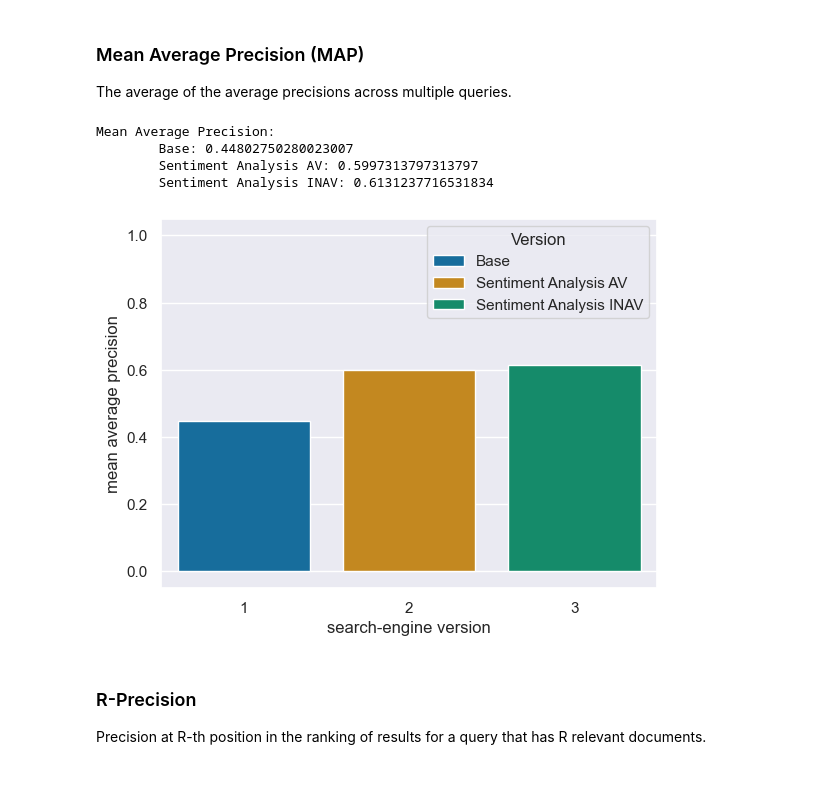
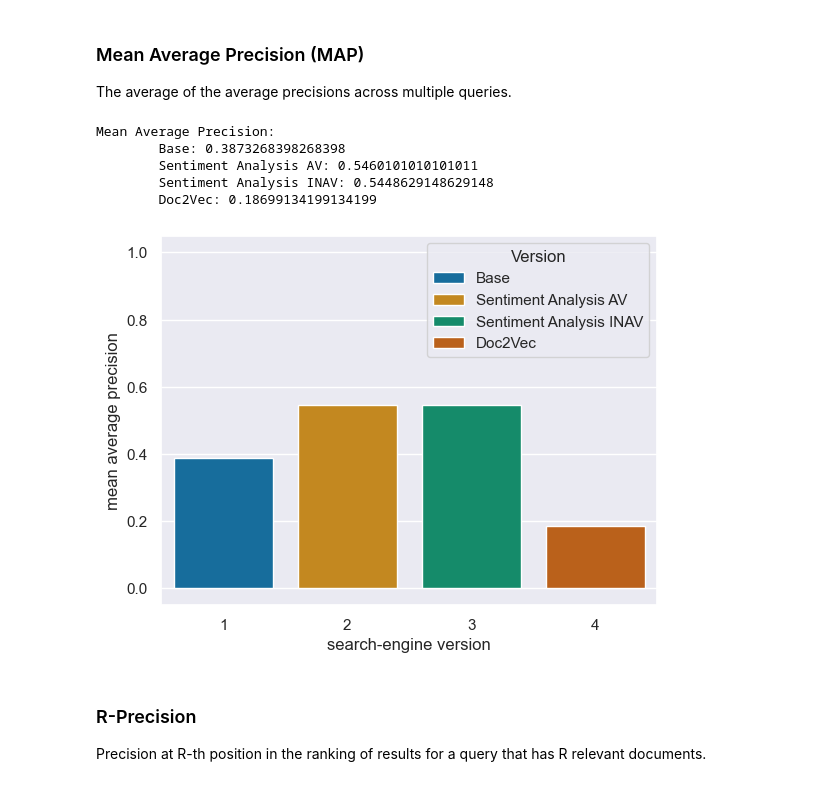
Before and after one commit to RaffaeleTranfaglia/Steam-Search-Engine, a Jupyter notebook: Benchmarks.ipynb, the cells around one changed output. Cells and saved outputs as stored; diff of their text form; code cells hidden in the pictures.

```diff
--- a/Benchmarks.ipynb
+++ b/Benchmarks.ipynb
@@ -54,18 +54,22 @@ To open the indexes and create the GameSearcher objects for each version:
 # %%
 from whoosh.index import open_dir
 from MainImplementation.GameSearcher import GameSearcher
+from TextUtilities.d2v import D2V
 import seaborn as sns
 import pandas as pd
 
 indexdirBase = "indexdir/base"
 indexdirSentiment = "indexdir/sentiment"
-if (not os.path.exists(indexdirBase) and not os.path.exists(indexdirSentiment)):
+indexdirD2V = "indexdir/d2v"
+if (not os.path.exists(indexdirBase) and not os.path.exists(indexdirSentiment) and not os.path.exists(indexdirD2V)):
         raise Exception("Index not found")
 # create the 2 index objects corresponding to the main index and the sentiment index
 main_idxb, reviews_idxb = open_dir(indexdirBase + "/main_index"), open_dir(indexdirBase + "/reviews_index")
 main_idxs, reviews_idxs = open_dir(indexdirSentiment + "/main_index"), open_dir(indexdirSentiment + "/reviews_index")
+d2v_models, d2v_i_to_fp = D2V.load_model("Dataset", indexdirD2V, 1)
 
 # there is one GameSearcher object for every version of the engine
-SearcherBaseVersion = GameSearcher(main_idxb, reviews_idxb)
-SearcherSentimentAV = GameSearcher(main_idxs, reviews_idxs, True, "av")
-SearcherSentimentINAV = GameSearcher(main_idxs, reviews_idxs, True, "inav")
+SearcherBaseVersion = GameSearcher(main_idxb, reviews_idxb, False, "false", False, None, None, "Dataset")
+SearcherSentimentAV = GameSearcher(main_idxs, reviews_idxs, True, "av", False, None, None, "Dataset")
+SearcherSentimentINAV = GameSearcher(main_idxs, reviews_idxs, True, "ianv", False, None, None, "Dataset")
+SearcherD2V = GameSearcher(None, None, False, "false", True, d2v_models, d2v_i_to_fp, "Dataset")
@@ -140,33 +141,40 @@ Evaluates overall system performance on a query corpus.
 answersB = []
 answersAV = []
 answersINAV = []
+answersD2V = []
 for q in range(len(b.queries)):
     answersB.append(SearcherBaseVersion.search(b.queries[q]["query"], b.queries[q]["fields"]))
     answersAV.append(SearcherSentimentAV.search(b.queries[q]["query"], b.queries[q]["fields"]))
     answersINAV.append(SearcherSentimentINAV.search(b.queries[q]["query"], b.queries[q]["fields"]))
+    answersD2V.append(SearcherD2V.search(b.queries[q]["query"], b.queries[q]["fields"]))
 
 # exctract the app_id field from the retrieved games
 asB = []
 asAV = []
 asINAV = []
+asD2V = []
 for q in range(len(b.queries)):
     asB.append([int(x["app_id"]) for x in answersB[q]])
     asAV.append([int(x["app_id"]) for x in answersAV[q]])
     asINAV.append([int(x["app_id"]) for x in answersINAV[q]])
+    asD2V.append([int(x["app_id"]) for x in answersD2V[q]])
 
 # compute the precision at Standard Recall Levels
 psB = []
 psAV = []
 psINAV = []
+psD2V = []
 for q in range(len(b.queries)):
     psB.append(b.precisionSRL(b.precisionNRL(b.queries[q]["relevant_documents"], asB[q])))
     psAV.append(b.precisionSRL(b.precisionNRL(b.queries[q]["relevant_documents"], asAV[q])))
     psINAV.append(b.precisionSRL(b.precisionNRL(b.queries[q]["relevant_documents"], asINAV[q])))
+    psD2V.append(b.precisionSRL(b.precisionNRL(b.queries[q]["relevant_documents"], asD2V[q])))
 
 # compute the average precision (for each version) over the benchmark queries set
 avpB = b.AveragePrecision(psB)
 avpAV = b.AveragePrecision(psAV)
 avpINAV = b.AveragePrecision(psINAV)
+avpD2V = b.AveragePrecision(psD2V)
 
 # plot the average precisions
 # apply the default theme
@@ -183,8 +191,11 @@ dfAV["Version"] = "Sentiment Analysis AV"
 dfINAV = pd.DataFrame(avpINAV, columns = axes)
 dfINAV["Version"] = "Sentiment Analysis INAV"
 
+dfD2V = pd.DataFrame(avpD2V, columns = axes)
+dfD2V["Version"] = "Doc2Vec"
+
 # create a dataframe for Seaborn
-df = pd.concat([dfB, dfAV, dfINAV])
+df = pd.concat([dfB, dfAV, dfINAV, dfD2V])
 
 # plot the line graph
 pltAvp = sns.lineplot(data = df, x = 'standard recall levels', y = 'average precision', marker='o', markersize=8,
@@ -257,62 +273,71 @@ The average of the average precisions across multiple queries.
 answersB = []
 answersAV = []
 answersINAV = []
+answersD2V = []
 for q in range(len(b.queries)):
     answersB.append(SearcherBaseVersion.search(b.queries[q]["query"], b.queries[q]["fields"]))
     answersAV.append(SearcherSentimentAV.search(b.queries[q]["query"], b.queries[q]["fields"]))
     answersINAV.append(SearcherSentimentINAV.search(b.queries[q]["query"], b.queries[q]["fields"]))
+    answersD2V.append(SearcherD2V.search(b.queries[q]["query"], b.queries[q]["fields"]))
 
 # exctract the app_id field from the retrieved games
 asB = []
 asAV = []
 asINAV = []
+asD2V = []
 for q in range(len(b.queries)):
     asB.append([int(x["app_id"]) for x in answersB[q]])
     asAV.append([int(x["app_id"]) for x in answersAV[q]])
     asINAV.append([int(x["app_id"]) for x in answersINAV[q]])
+    asD2V.append([int(x["app_id"]) for x in answersD2V[q]])
 
 # compute the interpolated average precision at Standard Recall Levels
 IntAvPsB = []
 IntAvPsAV = []
 IntAvPsINAV = []
+IntAvPsD2V = []
 for q in range(len(b.queries)):
     IntAvPsB.append(b.InterAvgPrec(b.precisionSRL(b.precisionNRL(b.queries[q]["relevant_documents"], asB[q]))))
     IntAvPsAV.append(b.InterAvgPrec(b.precisionSRL(b.precisionNRL(b.queries[q]["relevant_documents"], asAV[q]))))
     IntAvPsINAV.append(b.InterAvgPrec(b.precisionSRL(b.precisionNRL(b.queries[q]["relevant_documents"], asINAV[q]))))
+    IntAvPsD2V.append(b.InterAvgPrec(b.precisionSRL(b.precisionNRL(b.queries[q]["relevant_documents"], asD2V[q]))))
 
 # compute the Mean Average Precision (for each version) over the benchmark queries set
 MapB = b.MAP(IntAvPsB)
 MapAV = b.MAP(IntAvPsAV)
 MapINAV = b.MAP(IntAvPsINAV)
+MapD2V = b.MAP(IntAvPsD2V)
 
 # print the MAP for each version
 print("Mean Average Precision: ")
 print(f"\tBase: {MapB}")
 print(f"\tSentiment Analysis AV: {MapAV}")
 print(f"\tSentiment Analysis INAV: {MapINAV}")
+print(f"\tDoc2Vec: {MapD2V}")
 
 # plot mean average precisions
 # apply the default theme
 sns.set_theme()
 
-versionHUE = ["Base", "Sentiment Analysis AV", "Sentiment Analysis INAV"]
-versions = [1, 2, 3]
-Maps = [MapB, MapAV, MapINAV]
+versionHUE = ["Base", "Sentiment Analysis AV", "Sentiment Analysis INAV", "Doc2Vec"]
+versions = [1, 2, 3, 4]
+Maps = [MapB, MapAV, MapINAV, MapD2V]
 
 # create a dataframe for Seaborn
 df = pd.DataFrame({"search-engine version": versions, "mean average precision": Maps, "Version": versionHUE})
 
 # plot the bar graph
 pltMap = sns.barplot(data = df, x = "search-engine version", y = 'mean average precision', palette="colorblind", hue="Version")
 
 # set fixed axes, the semicolon suppress the output
 pltMap.set_ylim([-0.05, 1.05]); # set y-axis
 # %% [output]
 Mean Average Precision:
-        Base: 0.44802750280023007
-        Sentiment Analysis AV: 0.5997313797313797
-        Sentiment Analysis INAV: 0.6131237716531834
+        Base: 0.3873268398268398
+        Sentiment Analysis AV: 0.5460101010101011
+        Sentiment Analysis INAV: 0.5448629148629148
+        Doc2Vec: 0.18699134199134199
-[figure, old version]
+[figure, new version]
 # %% [markdown]
 ### R-Precision
 Precision at R-th position in the ranking of results for a query that has R relevant documents.
```
Also changed, not shown: parts of 10 cells of this notebook.
